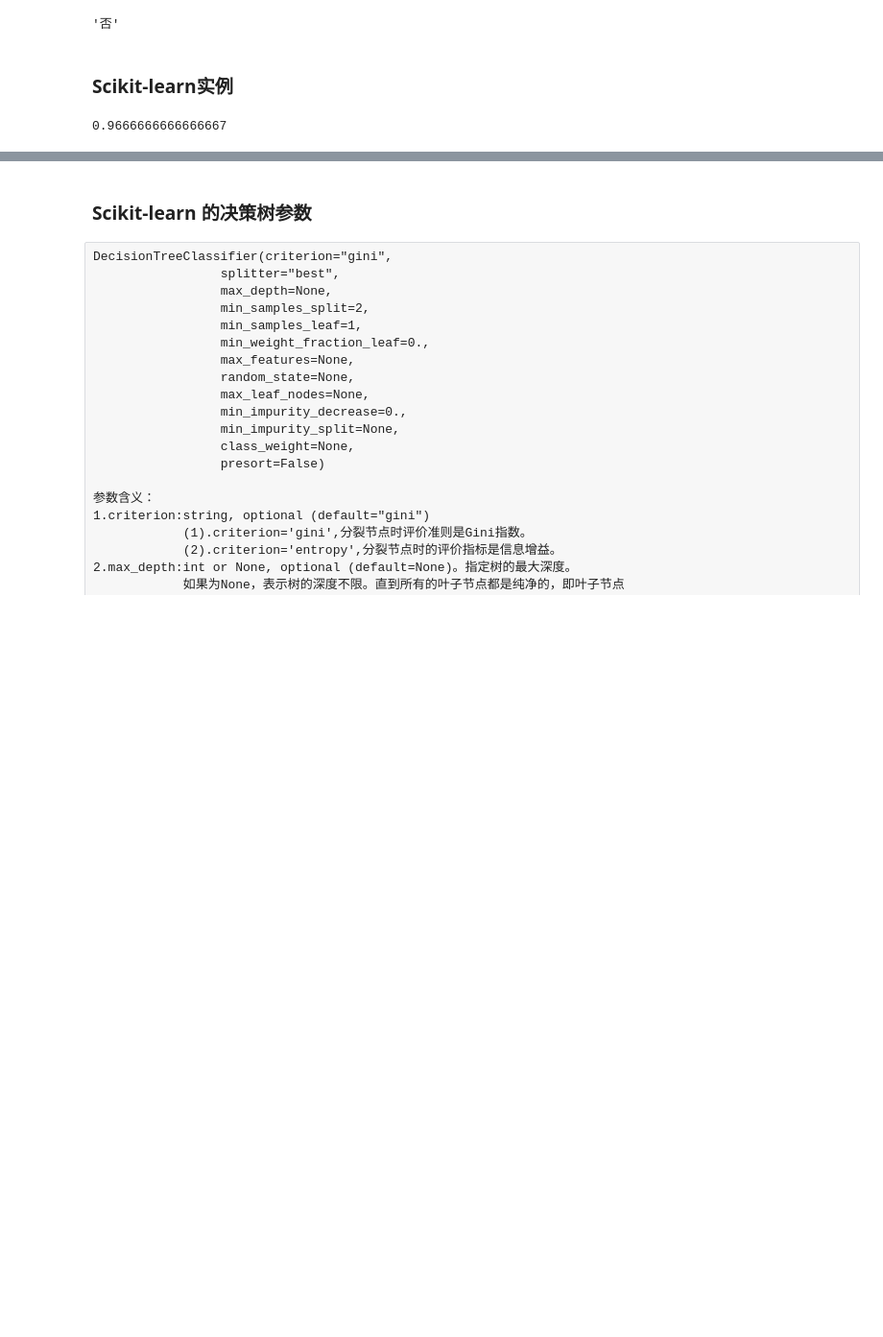
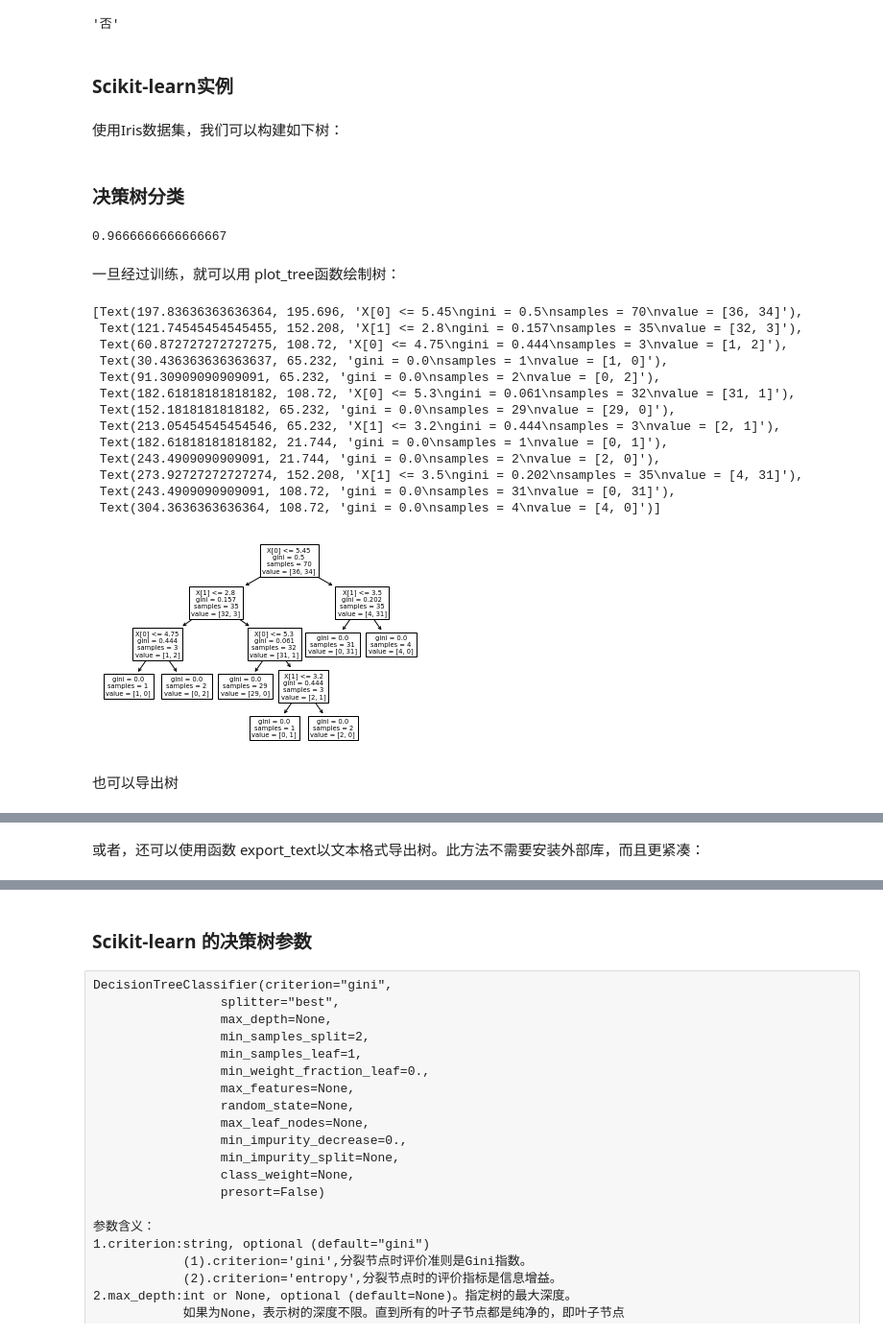
Before and after one commit to fengdu78/WZU-machine-learning-course, a Jupyter notebook: code/lesson7-code/WZU-ML-lesson7-DecisonTree.ipynb, the cells around one changed output, grey strips where cells are left out. Shown at 96% size. Drawn from its saved outputs; the diff is of its cells as text; code cells hidden in the pictures; blank space fills up the shorter version.

```diff
--- a/code/lesson7-code/WZU-ML-lesson7-DecisonTree.ipynb
+++ b/code/lesson7-code/WZU-ML-lesson7-DecisonTree.ipynb
@@ -299,6 +299,8 @@ dt.predict(['老年', '否', '否', '一般'])
 from sklearn.datasets import load_iris
 from sklearn.model_selection import train_test_split
 from collections import Counter
+# %% [markdown]
+使用Iris数据集，我们可以构建如下树：
 # %%
 # data
 def create_data():
@@ -310,11 +312,13 @@ def create_data():
     ]
     data = np.array(df.iloc[:100, [0, 1, -1]])
     # print(data)
-    return data[:, :2], data[:, -1]
+    return data[:, :2], data[:, -1],iris.feature_names[0:2]
 
 
-X, y = create_data()
+X, y,feature_name= create_data()
 X_train, X_test, y_train, y_test = train_test_split(X, y, test_size=0.3)
+# %% [markdown]
+### 决策树分类
 # %%
 from sklearn.tree import DecisionTreeClassifier
 from sklearn.tree import export_graphviz
@@ -326,6 +331,27 @@ clf.fit(X_train, y_train,)
 clf.score(X_test, y_test)
 # %% [output]
 0.9666666666666667
+# %% [markdown]
+一旦经过训练，就可以用 plot_tree函数绘制树：
+# %%
+tree.plot_tree(clf)
+# %% [output]
+[Text(197.83636363636364, 195.696, 'X[0] <= 5.45\ngini = 0.5\nsamples = 70\nvalue = [36, 34]'),
+ Text(121.74545454545455, 152.208, 'X[1] <= 2.8\ngini = 0.157\nsamples = 35\nvalue = [32, 3]'),
+ Text(60.872727272727275, 108.72, 'X[0] <= 4.75\ngini = 0.444\nsamples = 3\nvalue = [1, 2]'),
+ Text(30.436363636363637, 65.232, 'gini = 0.0\nsamples = 1\nvalue = [1, 0]'),
+ Text(91.30909090909091, 65.232, 'gini = 0.0\nsamples = 2\nvalue = [0, 2]'),
+ Text(182.61818181818182, 108.72, 'X[0] <= 5.3\ngini = 0.061\nsamples = 32\nvalue = [31, 1]'),
+ Text(152.1818181818182, 65.232, 'gini = 0.0\nsamples = 29\nvalue = [29, 0]'),
+ Text(213.05454545454546, 65.232, 'X[1] <= 3.2\ngini = 0.444\nsamples = 3\nvalue = [2, 1]'),
+ Text(182.61818181818182, 21.744, 'gini = 0.0\nsamples = 1\nvalue = [0, 1]'),
+ Text(243.4909090909091, 21.744, 'gini = 0.0\nsamples = 2\nvalue = [2, 0]'),
+ Text(273.92727272727274, 152.208, 'X[1] <= 3.5\ngini = 0.202\nsamples = 35\nvalue = [4, 31]'),
+ Text(243.4909090909091, 108.72, 'gini = 0.0\nsamples = 31\nvalue = [0, 31]'),
+ Text(304.3636363636364, 108.72, 'gini = 0.0\nsamples = 4\nvalue = [4, 0]')]
+[figure, added]
+# %% [markdown]
+也可以导出树
 # %%
 tree_pic = export_graphviz(clf, out_file="mytree.pdf")
 with open('mytree.pdf') as f:
@@ -334,3 +360,5 @@ with open('mytree.pdf') as f:
 graphviz.Source(dot_graph)
 # %% [output]
 [drawing not drawn]
+# %% [markdown]
+或者，还可以使用函数 export_text以文本格式导出树。此方法不需要安装外部库，而且更紧凑：
```
Also changed, not shown: parts of 13 cells of this notebook, 2 other files.
